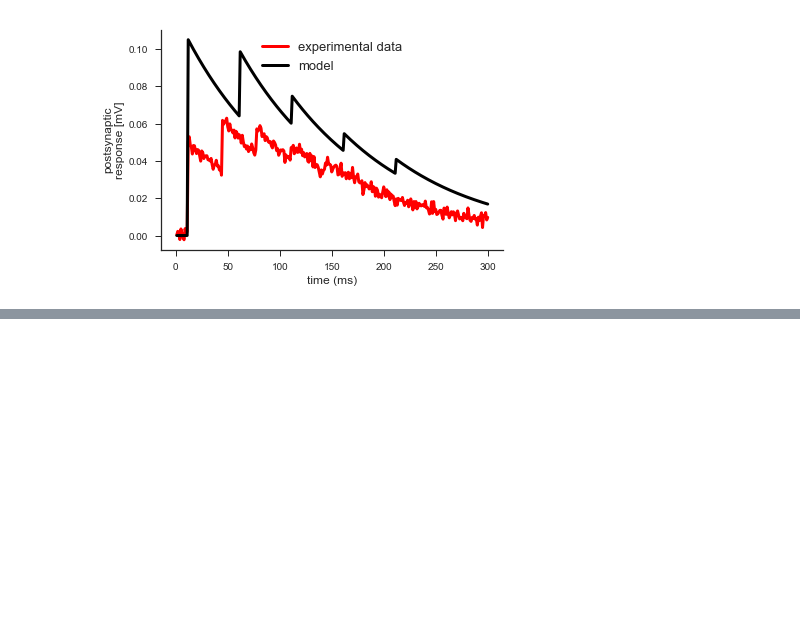
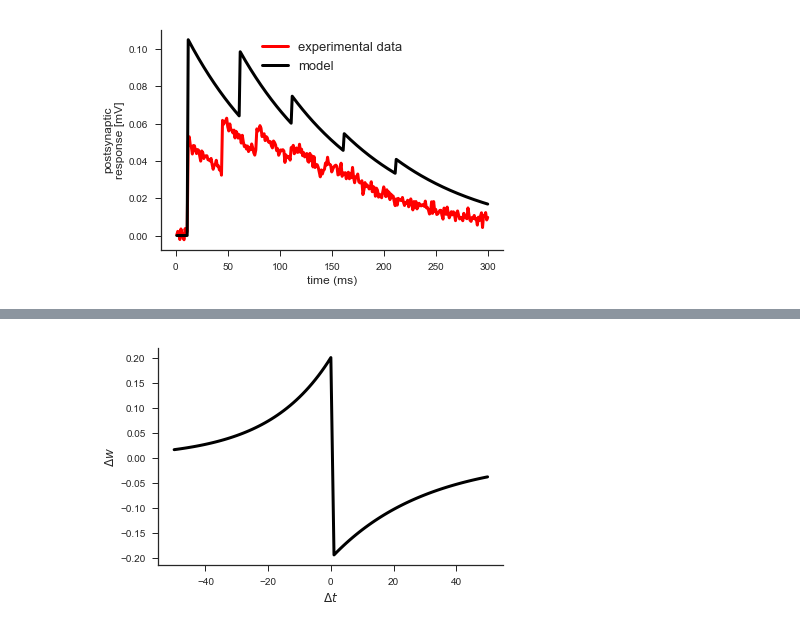
Before and after one commit to ruipontecosta/courses, a Jupyter notebook: Modelling synaptic plasticity (STP and STDP).ipynb, the cells around one changed output, grey strips where cells are left out. Drawn from its saved outputs; the diff is of its cells as text; code cells hidden in the pictures; blank space fills up the shorter version.

```diff
--- a/Modelling synaptic plasticity (STP and STDP).ipynb
+++ b/Modelling synaptic plasticity (STP and STDP).ipynb
@@ -218,0 +255,41 @@ plt.show()
+# %%
+#-- Parameters: begin --#
+A_LTD = 0.2 #LTD Amplitude factor
+A_LTP = 0.2 #LTP Amplitude factor
+tau_LTD = 30.0 #LTD decay
+tau_LTP = 20.0 #LTP decay
+#-- Parameters: end --#
+
+deltaWs = np.zeros((50*2+1,1))
+
+c = 0
+for deltat in range(-50,50+1):
+    if(deltat>0):
+        deltaWs[c] = -A_LTD*np.exp(-deltat/tau_LTD)
+    else:
+        deltaWs[c] = A_LTP*np.exp(deltat/tau_LTP)
+    c = c+1
+
+fig = plt.figure()
+
+lw = 3
+nrows = 1
+ncols = 2
+
+#A: Deltaw vs deltat responses
+ax_A = plt.subplot2grid((nrows,ncols), (0, 0), colspan=2)
+
+linear_fun = np.arange(-50,50+1)
+
+#ax_A.plot(linear_fun, data, label='experimental data', linewidth=lw, color='red')
+ax_A.plot(linear_fun, deltaWs, label='model', linewidth=lw, color='black')
+ax_A.set(xlabel='$\Delta t$', ylabel='$\Delta w$')#, xlim=(0,30), ylim=(-5,30))
+#ax_A.legend(fontsize=13, loc='upper center')
+
+sns.despine()
+
+plt.tight_layout()
+
+plt.show()
+# %% [output]
+[figure, added]
```
Also changed, not shown: parts of 6 cells of this notebook.
